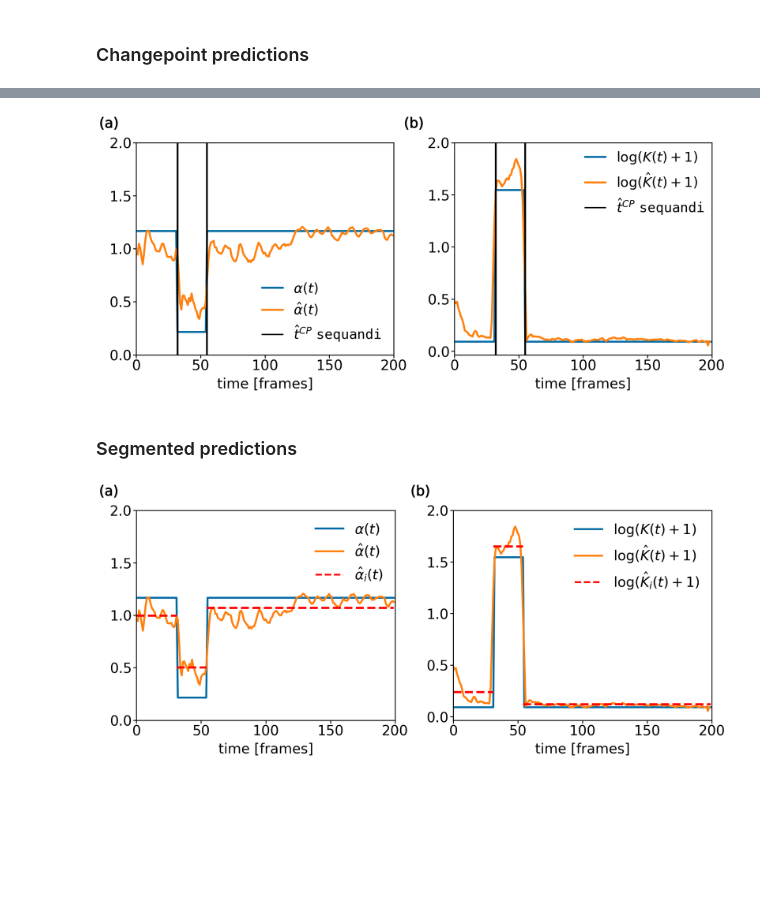
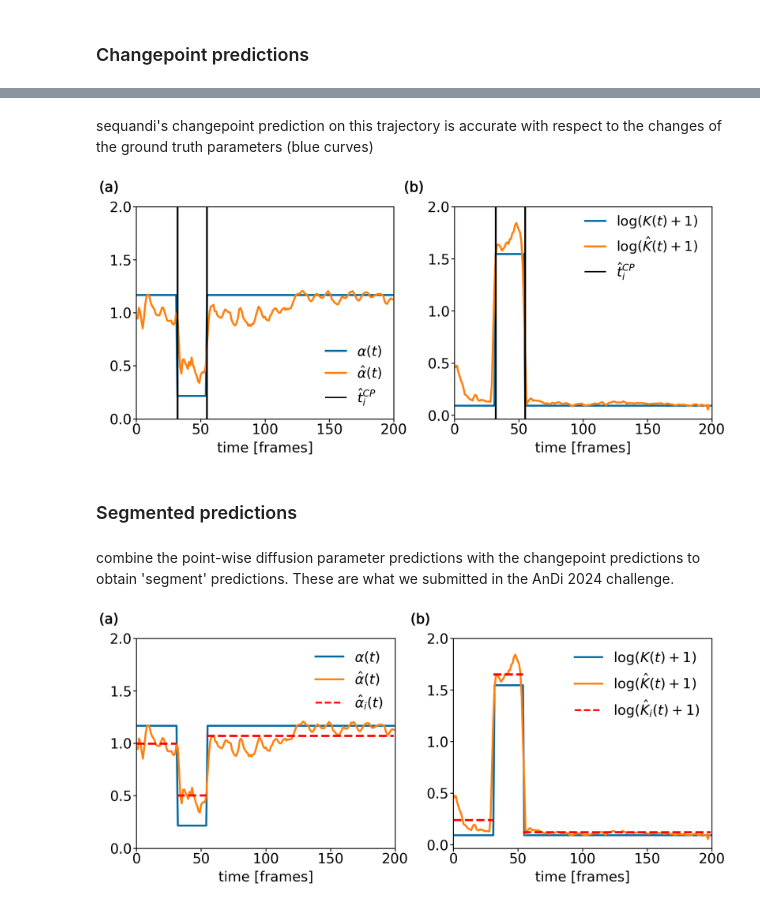
Before and after one commit to bo-lab-kcl/Sequ-AnDi, a Jupyter notebook: usingSequandi.ipynb, the cells around one changed output, grey strips where cells are left out. Cells and saved outputs as stored; diff of their text form; code cells hidden in the pictures; blank space fills up the shorter version.

```diff
--- a/usingSequandi.ipynb
+++ b/usingSequandi.ipynb
@@ -250 +252,8 @@ def data_prepare(X,N,dimension,blocksize,padval,maxLen):
 rawTrajs = [np.load("paperTraj.npy")] # here we have just one trajectory, from the example in our paper
+# %%
+# plot an example
+t = 0
+plt.plot(rawTrajs[t][0],rawTrajs[t][1])
+plt.xlabel("x  (px)")
+plt.ylabel("y  (px)")
+plt.show()
@@ -264,8 +279,8 @@ xin3 = data_prepare([x[:,2:] for x in rawTrajs],len(rawTrajs),dimension,block_si
 # %%
 # use the nets to make predictions
-predCPtKanda = model_CPtKanda.predict(np.array(xin))
-predCPtKanda2 = model_CPtKanda.predict(np.array(xin2))
-predCPtKanda3 = model_CPtKanda.predict(np.array(xin3))
+predKanda = model_CPtKanda.predict(np.array(xin))
+predKanda2 = model_CPtKanda.predict(np.array(xin2))
+predKanda3 = model_CPtKanda.predict(np.array(xin3))
 
 cptPred = model_CPtOnly.predict(np.array(xin))
 cptPred2 = model_CPtOnly.predict(np.array(xin2))
@@ -288,6 +307,4 @@ def roundThresh(arr, thr=0.5): # you may change the threhsold for rounding the b
 # %%
-# sliding window, loops over all input trajectories
-
 alphaMeansPred = [] # storage for point-wise predictions of anomalous diffusion exponent
 KMeansPred = [] # storage for point-wise predictions of generalised diffusion coefficient
 CPWinPred = [] # changepoint storage
@@ -317,16 +334,16 @@ for t, traj in enumerate(rawTrajs):
     predIntwin3 = np.argmax(cptPred3[1][t], axis=-1)[:check3]
 
     for i in range(incLen):
-        alphaWindowsPred[i].append(predCPtKanda[0][t][:, 0][i//minSeg]) # taking coarse grained alpha predictions to the complete-time array
-        KWindowsPred[i].append(predCPtKanda[0][t][:, 1][i//minSeg]) # K generalised diffusion coefficient predictions
+        alphaWindowsPred[i].append(predKanda[0][t][:, 0][i//minSeg]) # taking coarse grained alpha predictions to the complete-time array
+        KWindowsPred[i].append(predKanda[0][t][:, 1][i//minSeg]) # K generalised diffusion coefficient predictions
         cpsTrajPred[i] += predBinwin[i//minSeg] # record the binary classification predictions
     for i in range(incLen-1): # for the shifted trajectory
-        alphaWindowsPred[i+1].append(predCPtKanda2[0][t][:, 0][i//minSeg])
-        KWindowsPred[i+1].append(predCPtKanda2[0][t][:, 1][i//minSeg])
+        alphaWindowsPred[i+1].append(predKanda2[0][t][:, 0][i//minSeg])
+        KWindowsPred[i+1].append(predKanda2[0][t][:, 1][i//minSeg])
         cpsTrajPred[i+1] += predBinwin2[i//minSeg]
     for i in range(incLen-2): # for the twice shifted trajectory
-        alphaWindowsPred[i+2].append(predCPtKanda3[0][t][:, 0][i//minSeg])
-        KWindowsPred[i+2].append(predCPtKanda3[0][t][:, 1][i//minSeg])
+        alphaWindowsPred[i+2].append(predKanda3[0][t][:, 0][i//minSeg])
+        KWindowsPred[i+2].append(predKanda3[0][t][:, 1][i//minSeg])
         cpsTrajPred[i+2] += predBinwin3[i//minSeg]
     for idx, cp in enumerate(predIntwin): # recording the ordinal classification predictions
         if cp != 0:
@@ -421,3 +442,5 @@ print(t)
+# %% [markdown]
+sequandi's changepoint prediction on this trajectory is accurate with respect to the changes of the ground truth parameters (blue curves)
 # %%
 t = 0
 times= np.arange(1,len(alphaMeansPred[t])+1,1)
@@ -428,8 +451,8 @@ plt.subplot(1,2,1)
 
 length = len(rawTrajs[t][0])
 plt.plot(gtLabels[t][0], label = r"$α(t)$",lw=4.5)
-plt.plot(times,alphaMeansPred[t], label = "$\hat{α}(t)$",lw=4.5)
-plt.plot([],color='black',label=r'$\hat{t}^{CP}$ $\mathtt{sequandi}$',lw=3)
+plt.plot(times,alphaMeansPred[t], label = r"$\hat{α}(t)$",lw=4.5)
+plt.plot([],color='black',label=r'$\hat{t}^{CP}_i$',lw=3)
 cp2 = 1
 for cp in list(CPWinPred[t])+[length]:
     if cp!=length:
@@ -458,37 +481,39 @@ plt.subplot(1,2,2)
 
 plt.plot(np.log(np.array(gtLabels[t][1])+1), label = r"$\log (K(t)+1)$",lw=4.5)
 plt.plot(np.log(np.array(KMeansPred[t])+1), label = r"$\log (\hat{K}(t)+1)$",lw=4.5)
-plt.plot([],color='black',label=r'$\hat{t}^{CP}$ $\mathtt{sequandi}$',lw=3)
+plt.plot([],color='black',label=r'$\hat{t}^{CP}_i$',lw=3)
 cp2 = 1
 for cp in list(CPWinPred[t])+[length]:
     if cp!=length:
         plt.axvline(cp,color='black',lw=4)
     cp_mean = np.mean(np.log(np.array(KMeansPred[t][cp2-1:cp-1])+1))
     cp2 = np.copy(cp)
 
 plt.xlim(0,length)
 plt.xlabel("time [frames]",fontsize=fs, labelpad=10)
 plt.xticks(xtic,fontsize=fs)
 plt.yticks(ytic,fontsize=fs)
 plt.tick_params(length=7,width=2)
 
 legend = plt.legend(loc='upper left', bbox_to_anchor=(0.46, 1.02), fontsize=fs-1,handlelength=1.5)
 legend.get_frame().set_linewidth(0)  # Removes the border
 legend.get_frame().set_facecolor('white')  # Ensures background is white
 legend.get_frame().set_alpha(0.8)  # Semi-transparent background
 
 ax2 = plt.subplot(1,2,2)
 tx2=ax1.text(ax2.get_xlim()[1]*1.04, ax2.get_ylim()[1] * 1.07, '(b)', fontsize=fs)
 tx2.set_path_effects([path_effects.Stroke(linewidth=1., foreground='black'),
                         path_effects.Normal()])
 
 plt.subplots_adjust(wspace=.10)
 plt.tight_layout()
 plt.show()
 # %% [output]
-[figure, old version]
+[figure, new version]
 # %% [markdown]
 ### Segmented predictions
+# %% [markdown]
+combine the point-wise diffusion parameter predictions with the changepoint predictions to obtain 'segment' predictions. These are what we submitted in the AnDi 2024 challenge.
 # %%
 t = 0
 times= np.arange(1,len(alphaMeansPred[t])+1,1)
```
Also changed, not shown: parts of 19 cells of this notebook.
